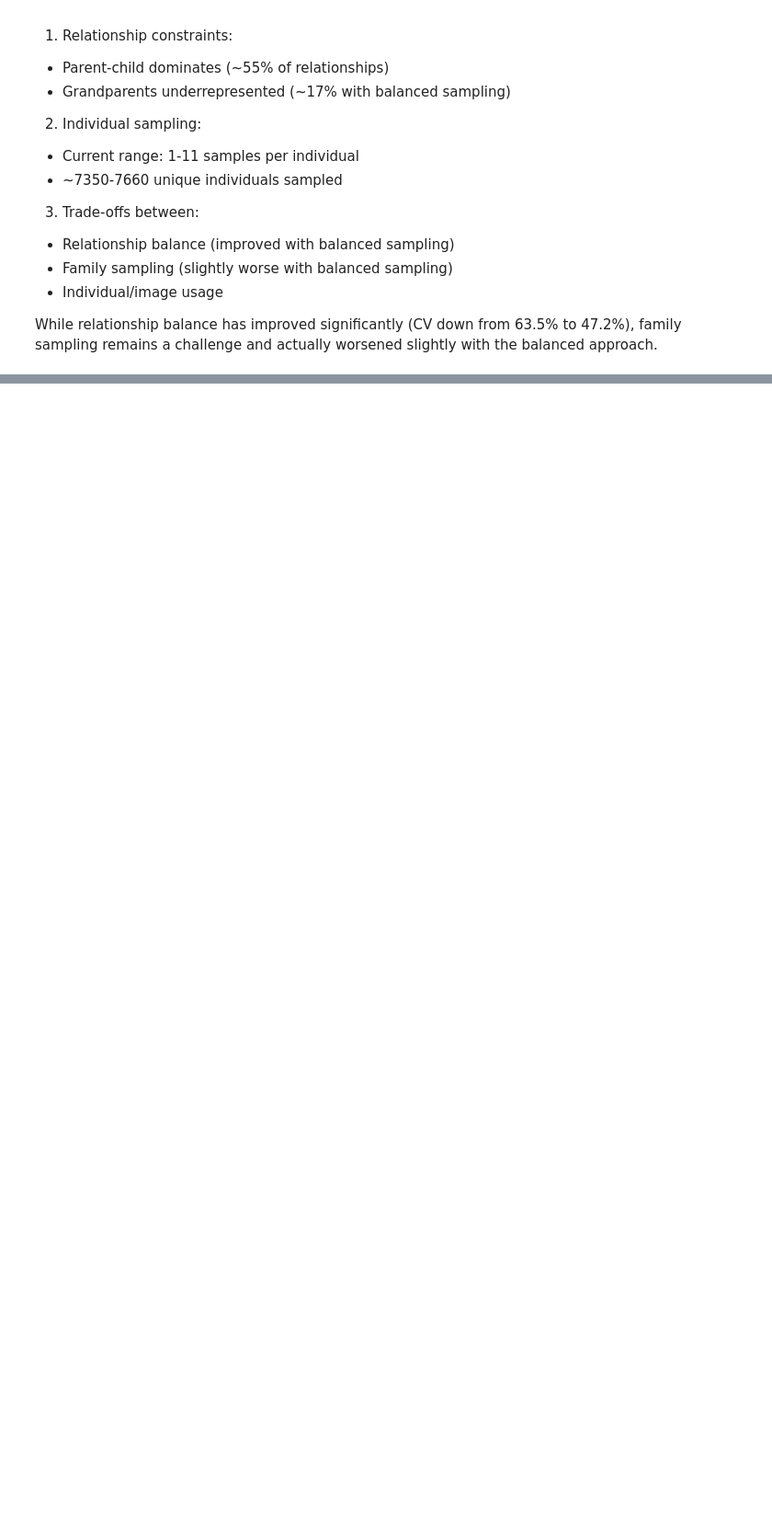
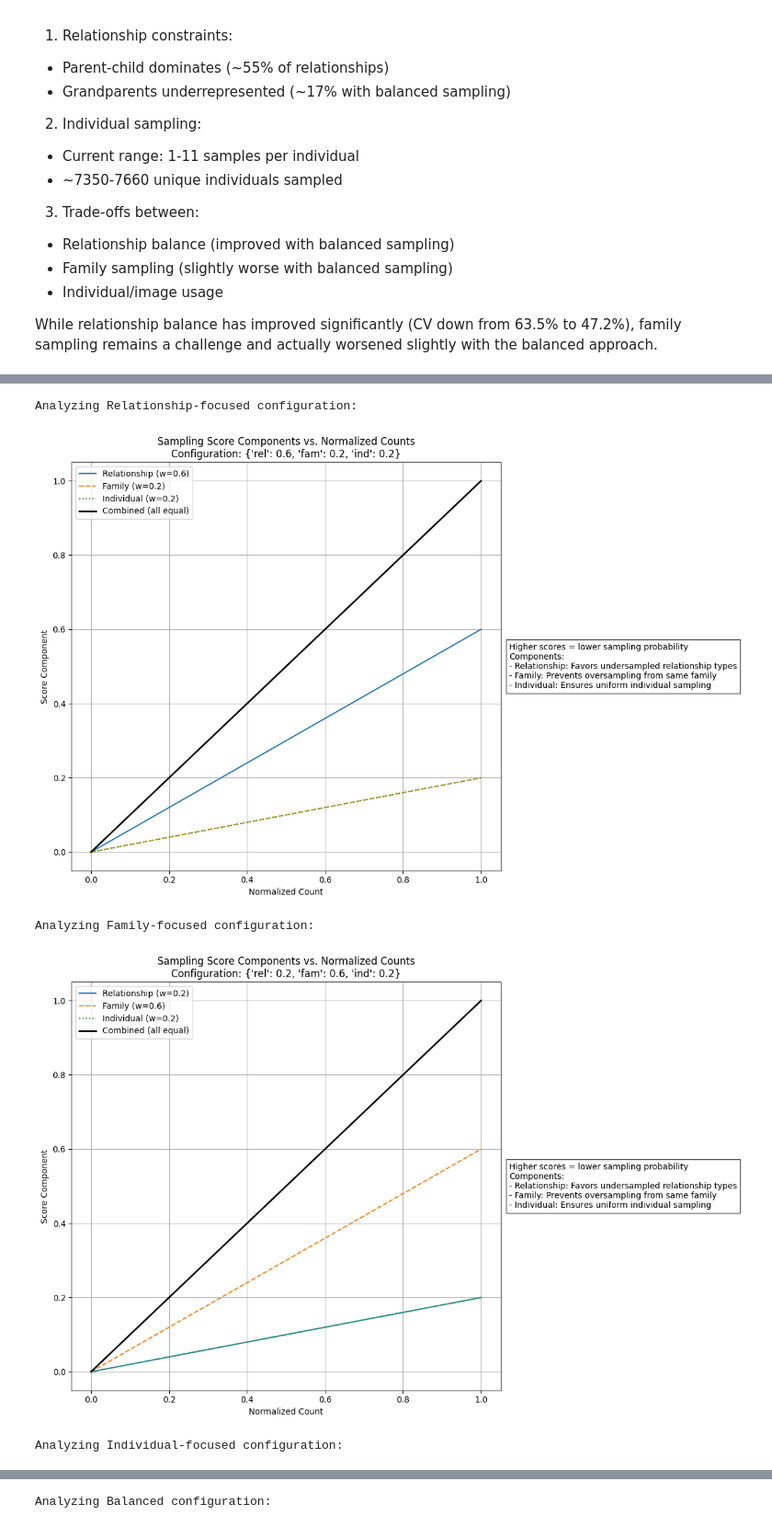
Before and after one commit to vitalwarley/research, a Jupyter notebook: notebooks/sampling_analysis.ipynb, the cells around one changed output, grey strips where cells are left out. Shown at 92% size. Cells and saved outputs as stored; diff of their text form; code cells hidden in the pictures; blank space fills up the shorter version.

```diff
--- a/notebooks/sampling_analysis.ipynb
+++ b/notebooks/sampling_analysis.ipynb
@@ -520,17 +512,0 @@ Family Sampling: 70.5%
-# %%
-print("\nBalanced Sampling Analysis:")
-dm = SCLDataModule(
-    dataset="ff-v3",
-    batch_size=64,
-    root_dir="../data/fiw/track1",  # Adjust path as needed
-    sampler_verbose=False,
-    sampler_balance_families=True,
-    sampler_balance_relationships=True,
-    sampler_max_attempts=100,
-    sampler_max_families=0,
-)
-dm.setup("fit")
-sampler = dm.train_dataloader().batch_sampler
-individual_counts, relationship_type_counts, family_counts = analyze_epoch_sampling(sampler)
-visualize_sampling_results(individual_counts, relationship_type_counts, family_counts, "Balanced Sampling: ")
-print_sampling_statistics(individual_counts, relationship_type_counts, family_counts)
@@ -631,0 +821,12 @@ family sampling remains a challenge and actually worsened slightly with the bala
+# %%
+# Plot for each weight configuration
+for name, weights in weight_configs.items():
+    print(f"\nAnalyzing {name} configuration:")
+    fig = plot_sampling_scores(weights)
+    plt.show()
+# %% [output]
+Analyzing Relationship-focused configuration:
+[figure, added]
+Analyzing Family-focused configuration:
+[figure, added]
+Analyzing Individual-focused configuration:
@@ -631,0 +834 @@ family sampling remains a challenge and actually worsened slightly with the bala
+Analyzing Balanced configuration:
```
Also changed, not shown: parts of 22 cells of this notebook, 4 other files.
